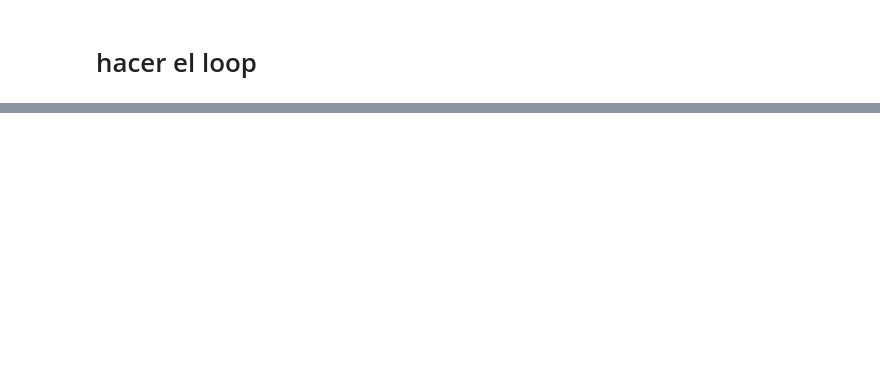
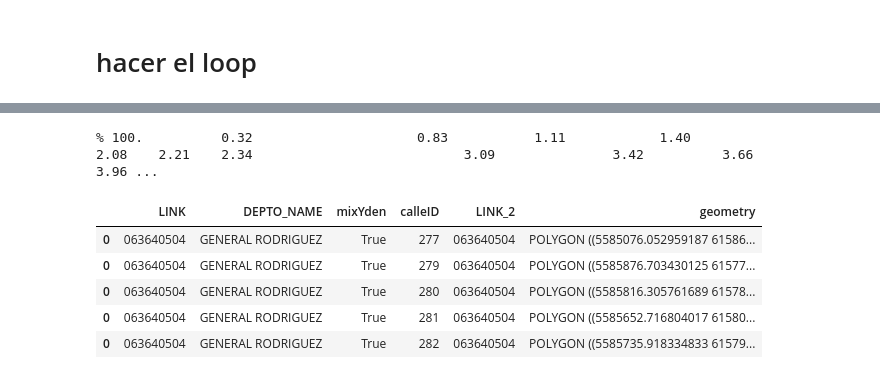
Before and after one commit to alephcero/thesis, a Jupyter notebook: src/crearCartografiaAGBA.ipynb, the cells around one changed output, grey strips where cells are left out. Drawn from its saved outputs; the diff is of its cells as text; code cells hidden in the pictures; blank space fills up the shorter version.

```diff
--- a/src/crearCartografiaAGBA.ipynb
+++ b/src/crearCartografiaAGBA.ipynb
@@ -332,0 +347,9 @@ appenDFdiss.plot(ax=ax)
+# %%
+calles.drop(['highway'],axis=1,inplace=True)
+calles['calleID'] = calles.index
+# %%
+#spatial join
+calles = gpd.sjoin(calles, agbaBajaDens.loc[:,['geometry','LINK']], how="inner", op='intersects')
+calles.reset_index(inplace=True)
+calles.drop(['index','index_right'],axis=1,inplace=True)
+calles.head()
@@ -332,0 +368,16 @@ appenDFdiss.plot(ax=ax)
+# %%
+'''
+primerID = calles.calleID.unique()[0]
+counter = 0
+subset = calles.loc[calles.calleID==primerID,:]
+unaLinea = subset.iloc[0:1,:]
+conjuntoDeRadios = agbaBajaDens.loc[agbaBajaDens.LINK.isin(subset.LINK),:]
+intercept = gpd.overlay(conjuntoDeRadios, unaLinea, how='intersection')
+intercept.head()
+primerID = calles.calleID.unique()[1]
+subset = calles.loc[calles.calleID==primerID,:]
+unaLinea = subset.iloc[0:1,:]
+conjuntoDeRadios = agbaBajaDens.loc[agbaBajaDens.LINK.isin(subset.LINK),:]
+tmp = gpd.overlay(conjuntoDeRadios, unaLinea, how='intersection')
+intercept.append(tmp)
+'''
@@ -332,0 +396,26 @@ appenDFdiss.plot(ax=ax)
+# %%
+primerID = calles.calleID.unique()[0]
+counter = 0
+for i in calles.calleID.unique():
+    subset = calles.loc[calles.calleID==i,:]
+    unaLinea = subset.iloc[0:1,:]
+    conjuntoDeRadios = agbaBajaDens.loc[agbaBajaDens.LINK.isin(subset.LINK),:]
+    if i == primerID:
+        intercept = gpd.overlay(conjuntoDeRadios, unaLinea, how='intersection')
+    else:
+        tmp = gpd.overlay(conjuntoDeRadios, unaLinea, how='intersection')
+        intercept = intercept.append(tmp)
+    counter += 1
+
+    print '\r',"%",str((counter+1)*100./len(calles.calleID.unique()))[:4],
+# %% [output]
+% 100.          0.32                     0.83           1.11            1.40                        2.08    2.21    2.34                           3.09               3.42          3.66            3.96 ...
+# %%
+intercept.head()
+# %% [output]
+|  | LINK | DEPTO_NAME | mixYden | calleID | LINK_2 | geometry |
+| 0 | 063640504 | GENERAL RODRIGUEZ | True | 277 | 063640504 | POLYGON ((5585076.052959187 61586... |
+| 0 | 063640504 | GENERAL RODRIGUEZ | True | 279 | 063640504 | POLYGON ((5585876.703430125 61577... |
+| 0 | 063640504 | GENERAL RODRIGUEZ | True | 280 | 063640504 | POLYGON ((5585816.305761689 61578... |
+| 0 | 063640504 | GENERAL RODRIGUEZ | True | 281 | 063640504 | POLYGON ((5585652.716804017 61580... |
+| 0 | 063640504 | GENERAL RODRIGUEZ | True | 282 | 063640504 | POLYGON ((5585735.918334833 61579... |
```
Also changed, not shown: parts of 20 cells of this notebook.
